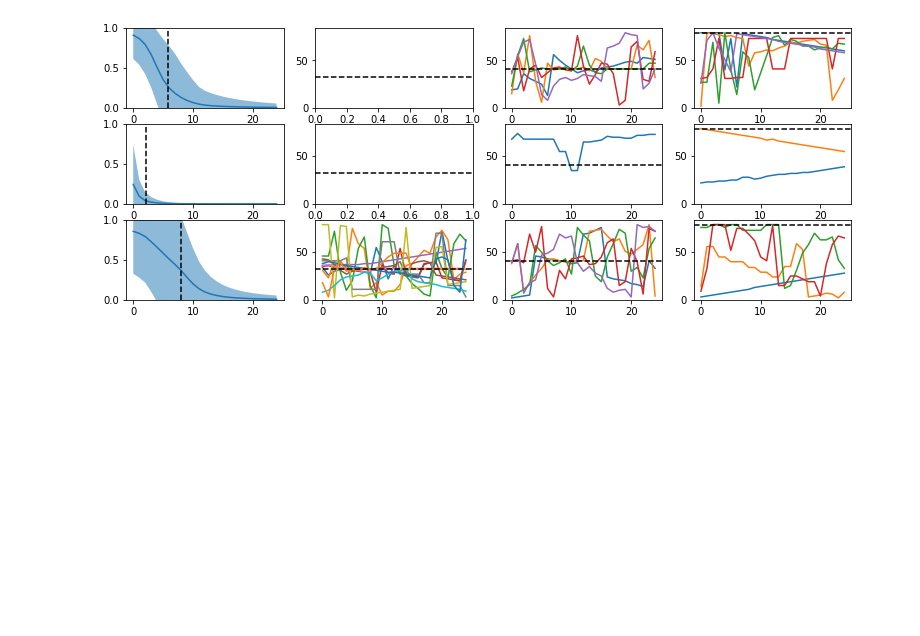
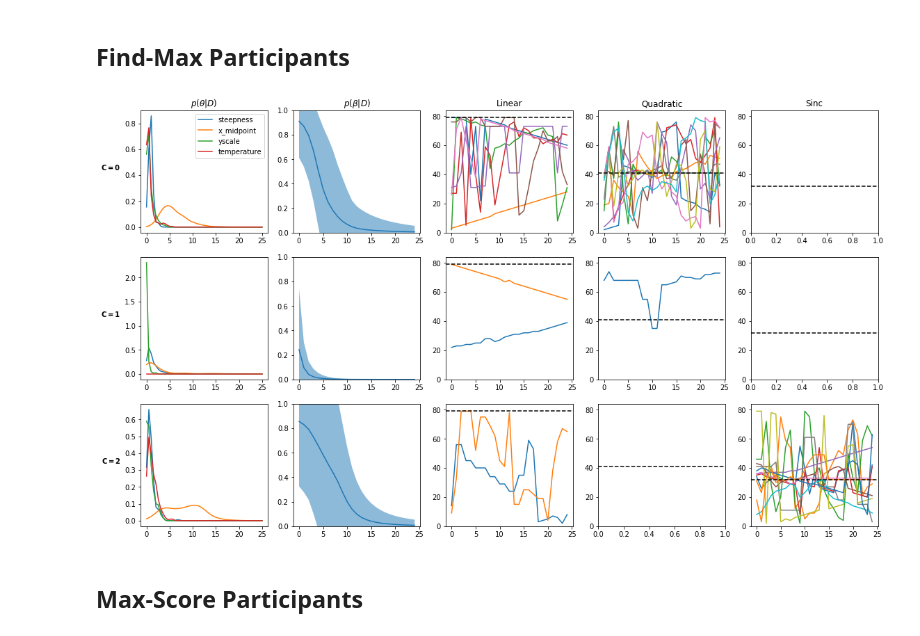
Before and after one commit to bmontambault/Active-Learning, a Jupyter notebook: individual_differences/models/UCB Results.ipynb, the cells around one changed output. Saved outputs shown, nothing was run; the diff lists cells and outputs as text; code cells hidden in the pictures; blank space fills up the shorter version.

Commit message:
fixed clusters

```diff
--- a/individual_differences/models/UCB Results.ipynb
+++ b/individual_differences/models/UCB Results.ipynb
@@ -21,5 +24,9 @@ with open('../data_phase_ucb.pkl', 'rb') as f:
+# %% [markdown]
+## Find-Max Participants
 # %%
-plot_cluster_assignments(trace, .1, fm_X, fm_fmax)
+fm_fig = plot_cluster_assignments(trace, fm_X, fm_fmax, figsize=(19,11))
 # %% [output]
-[figure, old version]
+[figure, new version]
+# %% [markdown]
+## Max-Score Participants
 # %%
```
Also changed, not shown: parts of 3 cells of this notebook.
